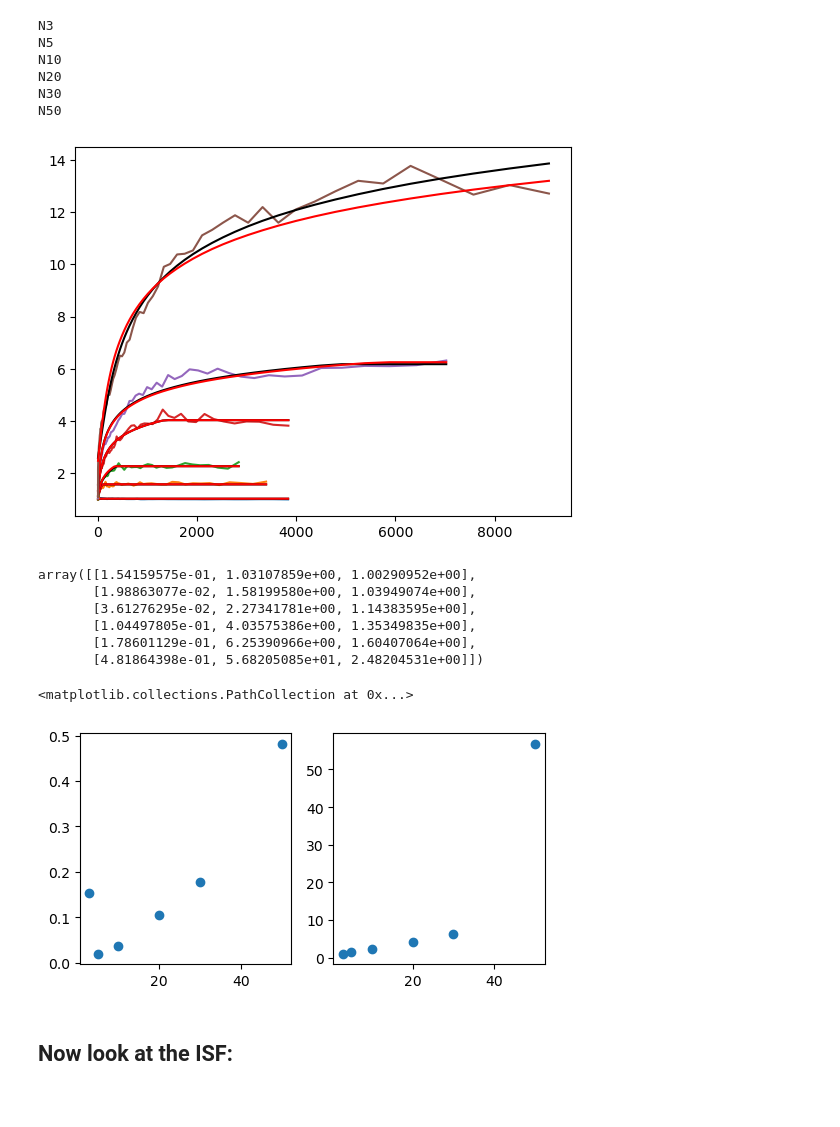
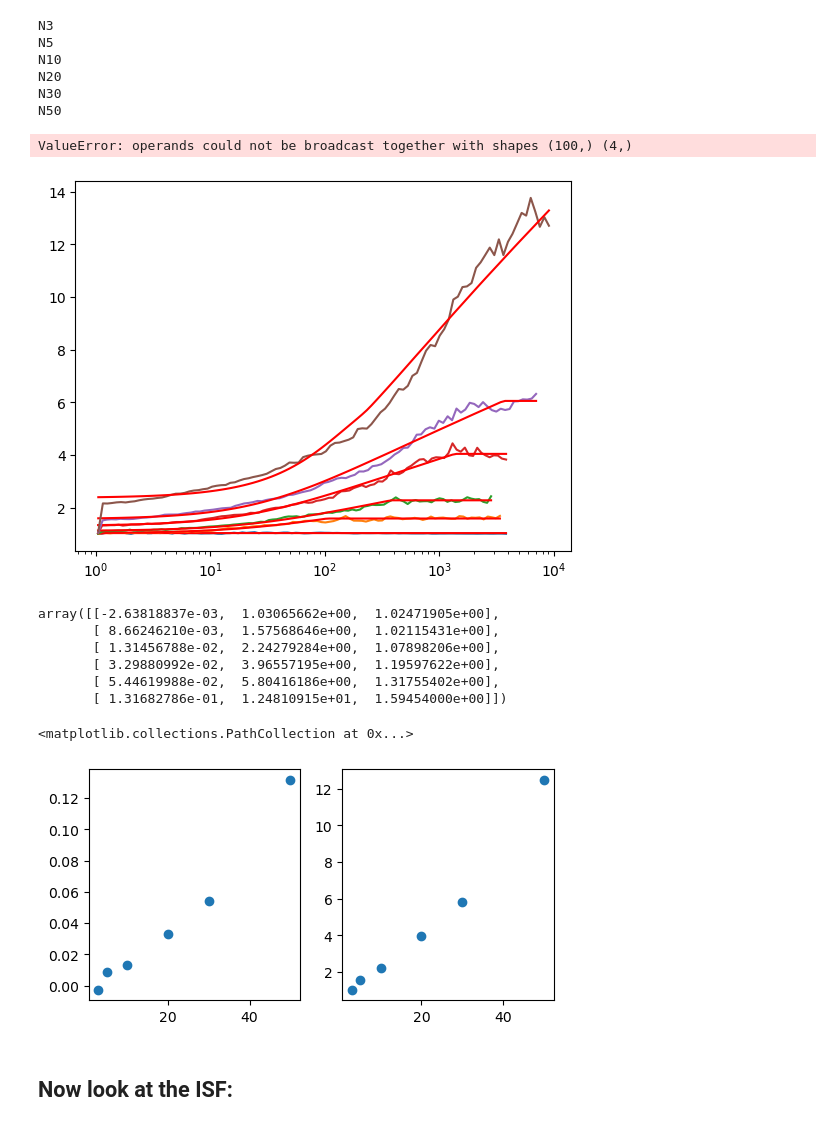
Before and after one commit to HugoLeRoy94/Analyze, a Jupyter notebook: Fit_Cluster_evolution/Fit.ipynb, the cells around one changed output. Saved outputs shown, nothing was run; the diff lists cells and outputs as text; code cells hidden in the pictures.

```diff
--- a/Fit_Cluster_evolution/Fit.ipynb
+++ b/Fit_Cluster_evolution/Fit.ipynb
@@ -33,7 +33,7 @@ N50
 def diff_eq( x,f, k, N):
     if k<=0:
         return 0
-    return k**f   *f**2/N
+    return k*np.exp(1)**f   *f**2
 def Fitting_function(x,k,N,n0):
     Solution = solve_ivp(diff_eq, (x[0], x[-1]), [n0], args=(k, N), t_eval=x, method='RK45')
     return np.clip(Solution.y[0], None, N)
@@ -49,36 +49,38 @@ def weighted_residuals(params, x, y):
 param_log = list()
 param = list()
 for i in range(len(Clusters)):
-    popt,pconv = curve_fit(Fitting_function,Clusters[i].binned_time,Clusters[i].average_data[:,0],p0=(0.5,np.max(Clusters[i].average_data[:,0]),1))
-    param.append(popt)
+    #popt,pconv = curve_fit(Fitting_function,Clusters[i].binned_time,Clusters[i].average_data[:,0],p0=(0.5,np.max(Clusters[i].average_data[:,0]),1))
+    #param.append(popt)
     initial_guess =(0.5,np.max(Clusters[i].average_data[:,0]),1)
     result = least_squares(weighted_residuals, initial_guess, args=(Clusters[i].binned_time,Clusters[i].average_data[:,0]))
     param_log.append(result.x)
 param_log = np.array(param_log)
+# %% [output]
+ValueError: operands could not be broadcast together with shapes (100,) (4,)
 # %%
 for i in range(len(Clusters)):
     plt.plot(Clusters[i].binned_time,Clusters[i].average_data[:,0])
-    plt.plot(Clusters[i].binned_time,Fitting_function(Clusters[i].binned_time,*param[i]),color='black')
+    #plt.plot(Clusters[i].binned_time,Fitting_function(Clusters[i].binned_time,*param[i]),color='black')
     plt.plot(Clusters[i].binned_time,Fitting_function(Clusters[i].binned_time,*param_log[i]),color='red')
-#plt.xscale('log')
+plt.xscale('log')
 # %% [output]
-[figure, old version]
+[figure, new version]
 # %%
 param_log
 # %% [output]
-array([[1.54159575e-01, 1.03107859e+00, 1.00290952e+00],
-       [1.98863077e-02, 1.58199580e+00, 1.03949074e+00],
-       [3.61276295e-02, 2.27341781e+00, 1.14383595e+00],
-       [1.04497805e-01, 4.03575386e+00, 1.35349835e+00],
-       [1.78601129e-01, 6.25390966e+00, 1.60407064e+00],
-       [4.81864398e-01, 5.68205085e+01, 2.48204531e+00]])
+array([[-2.63818837e-03,  1.03065662e+00,  1.02471905e+00],
+       [ 8.66246210e-03,  1.57568646e+00,  1.02115431e+00],
+       [ 1.31456788e-02,  2.24279284e+00,  1.07898206e+00],
+       [ 3.29880992e-02,  3.96557195e+00,  1.19597622e+00],
+       [ 5.44619988e-02,  5.80416186e+00,  1.31755402e+00],
+       [ 1.31682786e-01,  1.24810915e+01,  1.59454000e+00]])
 # %%
 fig,ax = plt.subplots(ncols=2,figsize=(6,3))
 ax[0].scatter(N,param_log[:,0])
 ax[1].scatter(N,param_log[:,1])
 # %% [output]
 <matplotlib.collections.PathCollection at 0x...>
-[figure, old version]
+[figure, new version]
 # %% [markdown]
 ## Now look at the ISF:
 # %%
```
Also changed, not shown: parts of 1 cell of this notebook, 2 other files.
